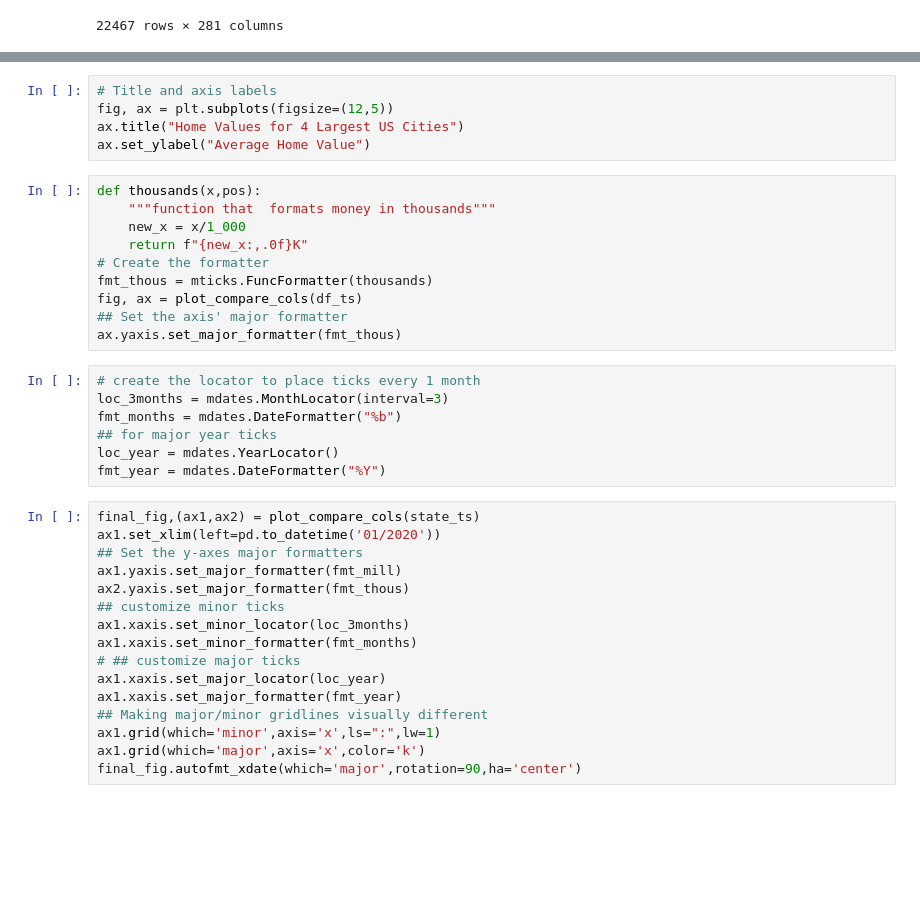
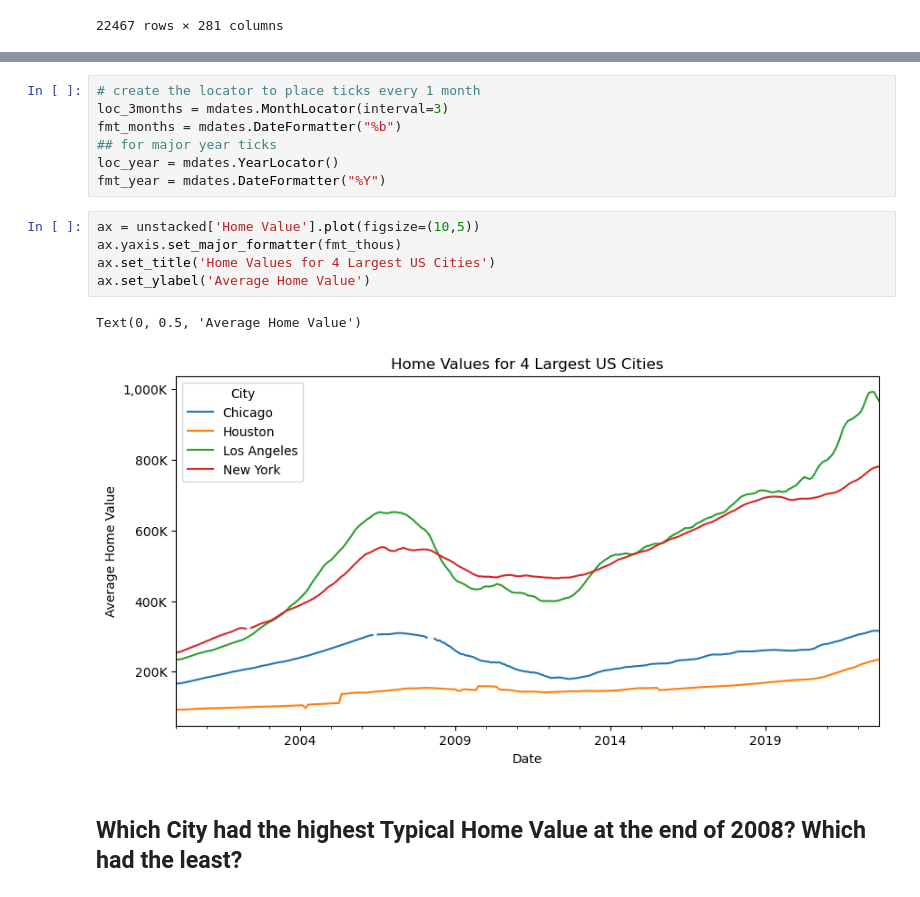
Before and after one commit to Numann-Malik/Zillow-House-Value-Index, a Jupyter notebook: ZHVI.ipynb, the cells around one changed output, grey strips where cells are left out. Cells and saved outputs as stored; diff of their text form; blank space fills up the shorter version.

```diff
--- a/ZHVI.ipynb
+++ b/ZHVI.ipynb
@@ -179,18 +186,3 @@ ax = unstacked['Home Value'].plot()
-# %%
-# Title and axis labels
-fig, ax = plt.subplots(figsize=(12,5))
-ax.title("Home Values for 4 Largest US Cities")
-ax.set_ylabel("Average Home Value")
-# %%
-def thousands(x,pos):
-    """function that  formats money in thousands"""
-    new_x = x/1_000
-    return f"{new_x:,.0f}K"
-# Create the formatter
-fmt_thous = mticks.FuncFormatter(thousands)
-fig, ax = plot_compare_cols(df_ts)
-## Set the axis' major formatter
-ax.yaxis.set_major_formatter(fmt_thous)
 # %%
 # create the locator to place ticks every 1 month
 loc_3months = mdates.MonthLocator(interval=3)
@@ -198,19 +190,13 @@ fmt_months = mdates.DateFormatter("%b")
 ## for major year ticks
 loc_year = mdates.YearLocator()
 fmt_year = mdates.DateFormatter("%Y")
-# %%
-final_fig,(ax1,ax2) = plot_compare_cols(state_ts)
-ax1.set_xlim(left=pd.to_datetime('01/2020'))
-## Set the y-axes major formatters
-ax1.yaxis.set_major_formatter(fmt_mill)
-ax2.yaxis.set_major_formatter(fmt_thous)
-## customize minor ticks
-ax1.xaxis.set_minor_locator(loc_3months)
-ax1.xaxis.set_minor_formatter(fmt_months)
-# ## customize major ticks
-ax1.xaxis.set_major_locator(loc_year)
-ax1.xaxis.set_major_formatter(fmt_year)
-## Making major/minor gridlines visually different
-ax1.grid(which='minor',axis='x',ls=":",lw=1)
-ax1.grid(which='major',axis='x',color='k')
-final_fig.autofmt_xdate(which='major',rotation=90,ha='center')
+# %%
+ax = unstacked['Home Value'].plot(figsize=(10,5))
+ax.yaxis.set_major_formatter(fmt_thous)
+ax.set_title('Home Values for 4 Largest US Cities')
+ax.set_ylabel('Average Home Value')
+# %% [output]
+Text(0, 0.5, 'Average Home Value')
+[figure, new version]
+# %% [markdown]
+## Which City had the highest Typical Home Value at the end of 2008? Which had the least?
```
Also changed, not shown: parts of 20 cells of this notebook.
